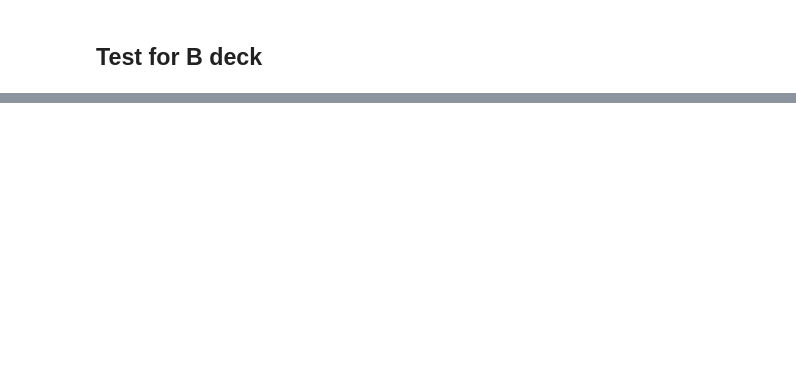
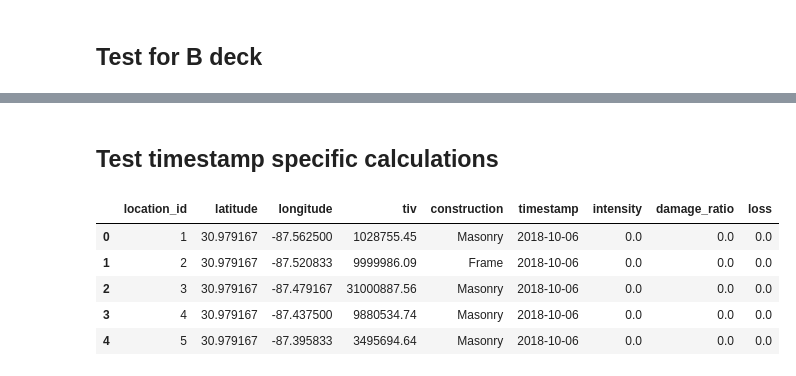
Before and after one commit to christianwirths/NatCat, a Jupyter notebook: notebooks/nb4_refactored_pipeline.ipynb, the cells around one changed output, grey strips where cells are left out. Cells and saved outputs as stored; diff of their text form; code cells hidden in the pictures; blank space fills up the shorter version.

```diff
--- a/notebooks/nb4_refactored_pipeline.ipynb
+++ b/notebooks/nb4_refactored_pipeline.ipynb
@@ -68,0 +72,16 @@ Total loss: $15,796,504,688
+# %% [markdown]
+## Test timestamp specific calculations
+# %%
+start = pd.to_datetime("2018-10-06 00:00:00")
+desired = pd.date_range(start=start, end=df_track.time.max(), freq='6H')
+timestamps = df_track.time[df_track.time.isin(desired)]
+# %%
+results_timeevo = loss.calculate_portfolio_loss_over_time(portfolio, desired)
+results_timeevo.head()
+# %% [output]
+|  | location_id | latitude | longitude | tiv | construction | timestamp | intensity | damage_ratio | loss |
+| 0 | 1 | 30.979167 | -87.562500 | 1028755.45 | Masonry | 2018-10-06 | 0.0 | 0.0 | 0.0 |
+| 1 | 2 | 30.979167 | -87.520833 | 9999986.09 | Frame | 2018-10-06 | 0.0 | 0.0 | 0.0 |
+| 2 | 3 | 30.979167 | -87.479167 | 31000887.56 | Masonry | 2018-10-06 | 0.0 | 0.0 | 0.0 |
+| 3 | 4 | 30.979167 | -87.437500 | 9880534.74 | Masonry | 2018-10-06 | 0.0 | 0.0 | 0.0 |
+| 4 | 5 | 30.979167 | -87.395833 | 3495694.64 | Masonry | 2018-10-06 | 0.0 | 0.0 | 0.0 |
```
Also changed, not shown: parts of 7 cells of this notebook, 8 other files.
